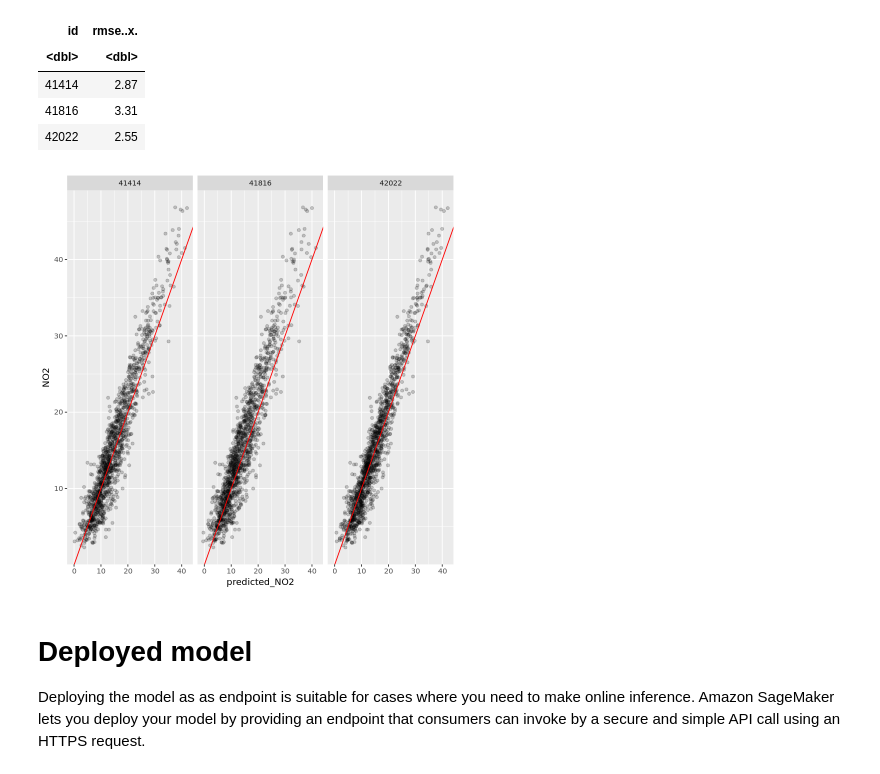
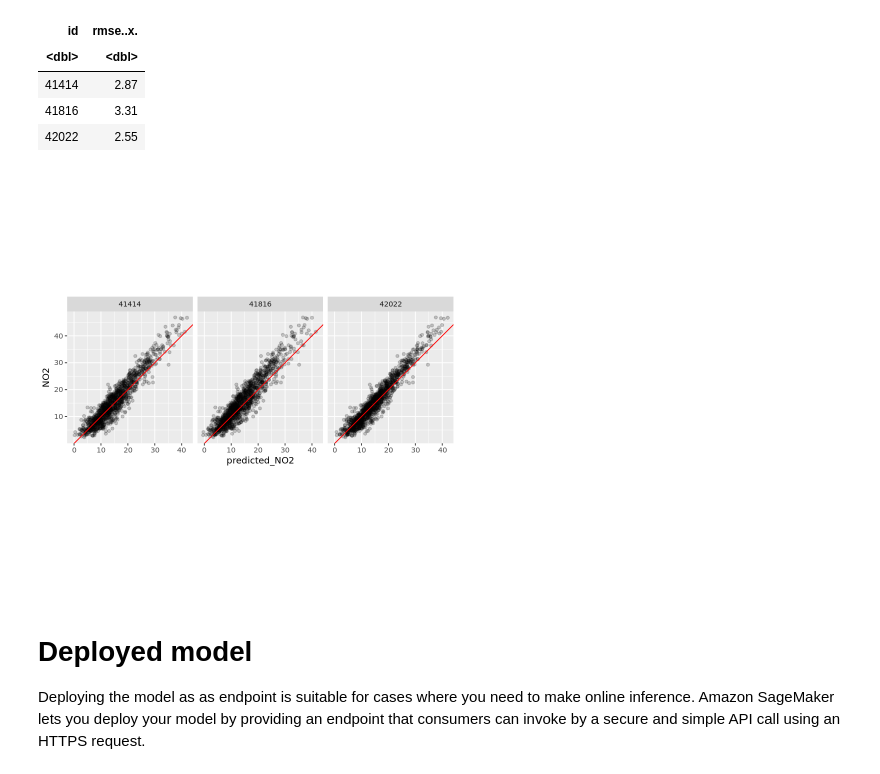
Before and after one commit to edanesh/airly3sagemaker-, a Jupyter notebook: V3-Copy1.ipynb, the cells around one changed output. Cells and saved outputs as stored; diff of their text form; code cells hidden in the pictures.

```diff
--- a/V3-Copy1.ipynb
+++ b/V3-Copy1.ipynb
@@ -527,11 +503,12 @@ A grouped_df: 3 × 2
 # %%
 predictions %>%
     ggplot(aes(x=predicted_NO2, y=NO2)) +
     geom_point(alpha=0.2) +
     geom_abline(slope=1, intercept=0, col="red") +
-    facet_wrap(~id)
+    facet_wrap(~id) +
+    coord_fixed()
 # %% [output]
-[figure, old version]
+[figure, new version]
 # %% [markdown]
 # Deployed model
 Deploying the model as as endpoint is suitable for cases where you need to make online inference. Amazon SageMaker lets you deploy your model by providing an endpoint that consumers can invoke by a secure and simple API call using an HTTPS request.
```
Also changed, not shown: parts of 15 cells of this notebook, 1 other file.
